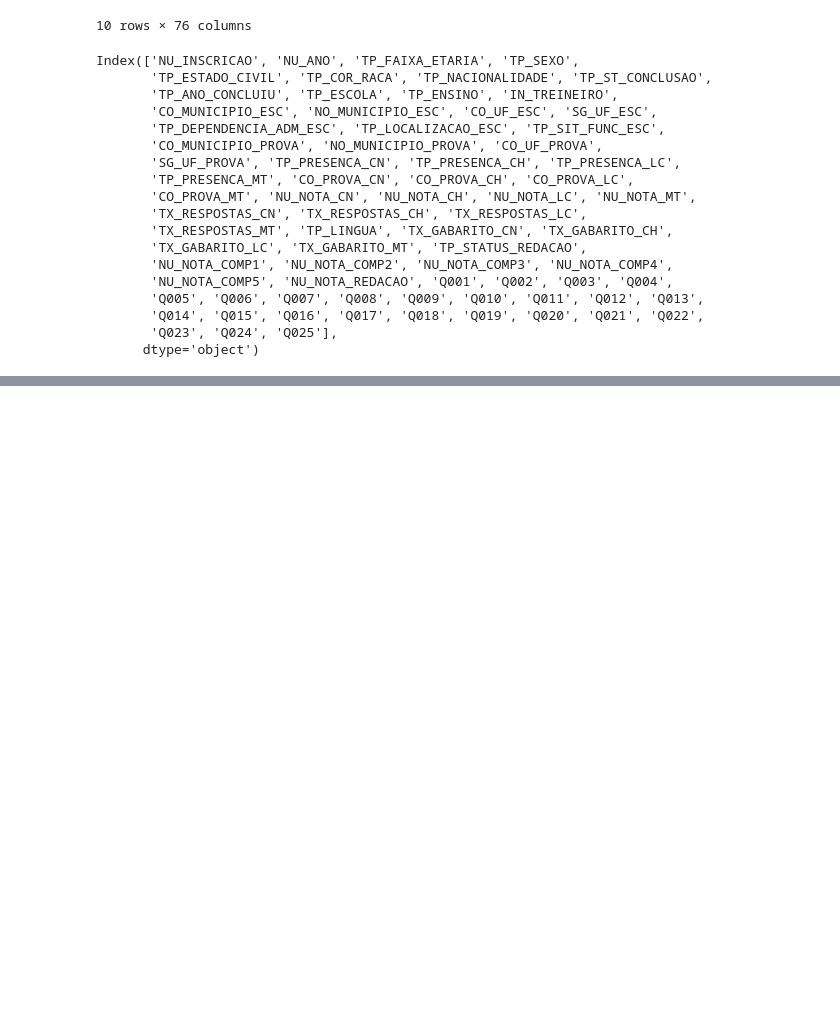
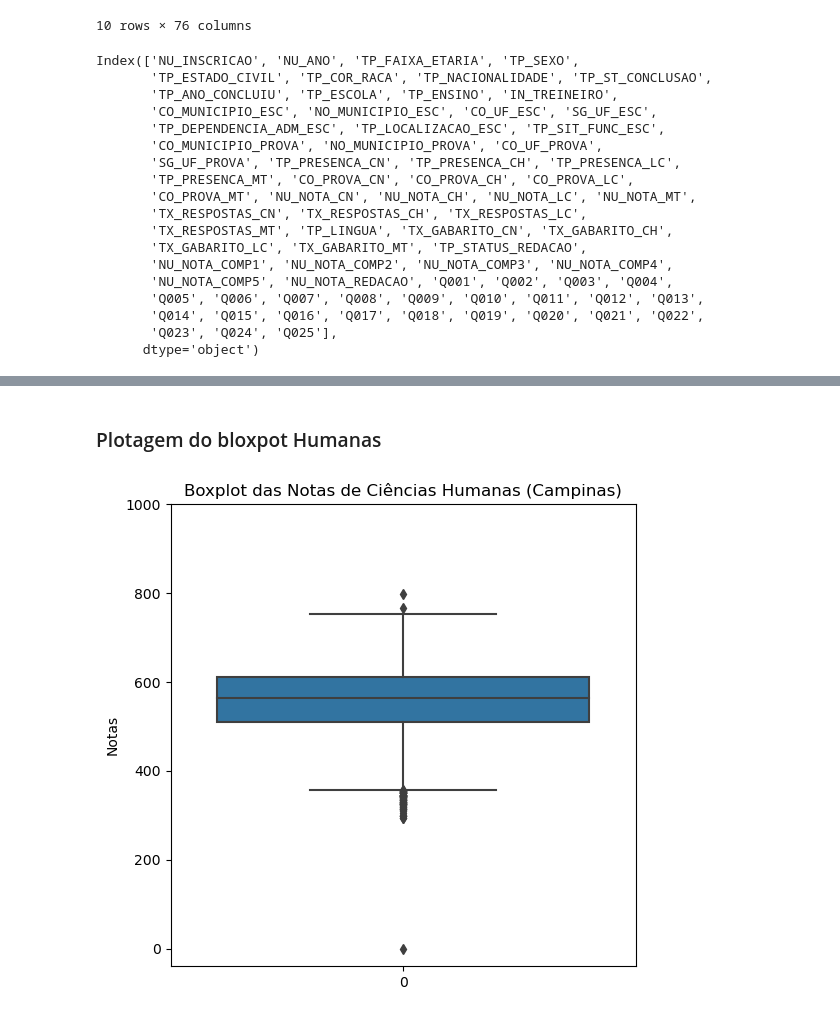
Before and after one commit to G4brielLB/enemStatistics, a Jupyter notebook: enemStatistics.ipynb, the cells around one changed output, grey strips where cells are left out. Drawn from its saved outputs; the diff is of its cells as text; code cells hidden in the pictures; blank space fills up the shorter version.

```diff
--- a/enemStatistics.ipynb
+++ b/enemStatistics.ipynb
@@ -86,0 +220,11 @@ df_campinas.to_csv('MICRODADOS_ENEM_2023_CAMPINAS.csv', sep=';', encoding='ISO-8
+# %% [markdown]
+### Plotagem do bloxpot Humanas
+# %%
+plt.figure(figsize=(6, 6))
+sns.boxplot(data=df_campinas_filtrado['NU_NOTA_CH'])
+plt.ylabel('Notas')
+plt.yticks(range(0, 1001, 200))
+plt.title('Boxplot das Notas de Ciências Humanas (Campinas)')
+plt.show()
+# %% [output]
+[figure, added]
```
Also changed, not shown: parts of 37 cells of this notebook, 1 other file.
